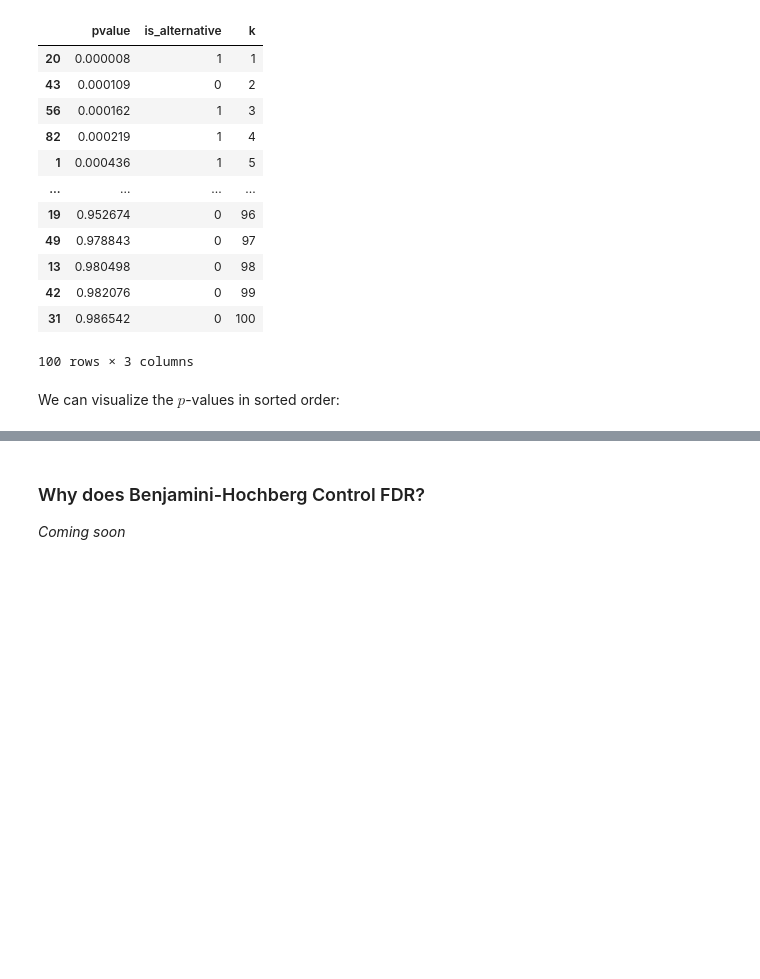
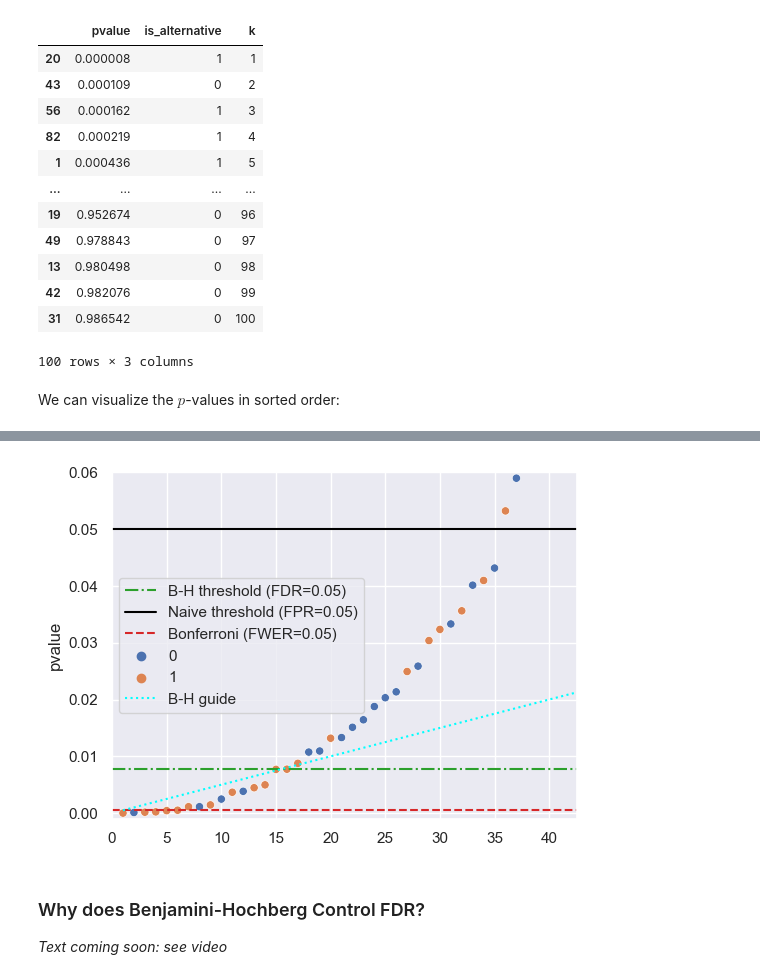
Before and after one commit to ds-102/ds-102-book, a Jupyter notebook: ds-102-book/content/chapters/01/03_multiple_tests.ipynb, the cells around one changed output, grey strips where cells are left out. Drawn from its saved outputs; the diff is of its cells as text; code cells hidden in the pictures; blank space fills up the shorter version.

```diff
--- a/ds-102-book/content/chapters/01/03_multiple_tests.ipynb
+++ b/ds-102-book/content/chapters/01/03_multiple_tests.ipynb
@@ -158,7 +219,31 @@ The Bonferroni procedure says to take the largest $p$-value that's below the com
+# %%
+desired_fdr = 0.05
+desired_fwer = 0.05
+
+# From visually inspecting the graph above, we saw that the 16th p-value was
+# the last one below the reference value (line)
+bh_threshold = p_sorted.loc[p_sorted['k'] == 16, 'pvalue'].iloc[0]
+
+plt.axhline(
+    bh_threshold, label=f'B-H threshold (FDR={desired_fdr})', color='tab:green', ls='-.'
+)
+plt.axhline(
+    0.05, label='Naive threshold (FPR=0.05)', color='black', ls='-'
+)
+plt.axhline(
+    desired_fwer / m, label=f'Bonferroni (FWER={desired_fwer})', color='tab:red', ls='--'
+)
+
+sns.scatterplot(x=k, y=p_sorted['pvalue'], hue=p_sorted['is_alternative'])
+plt.plot(k, k/m * desired_fdr, label='B-H guide', color='cyan', ls=':')
+plt.axis([-0.05, 42.5, -0.001, 0.06])
+plt.legend();
+# %% [output]
+[figure, added]
 # %% [markdown]
 ### Why does Benjamini-Hochberg Control FDR?
 
-*Coming soon*
+*Text coming soon: see video*
 # %%
 # NO CODE
 
```
Also changed, not shown: parts of 23 cells of this notebook, 3 other files.
